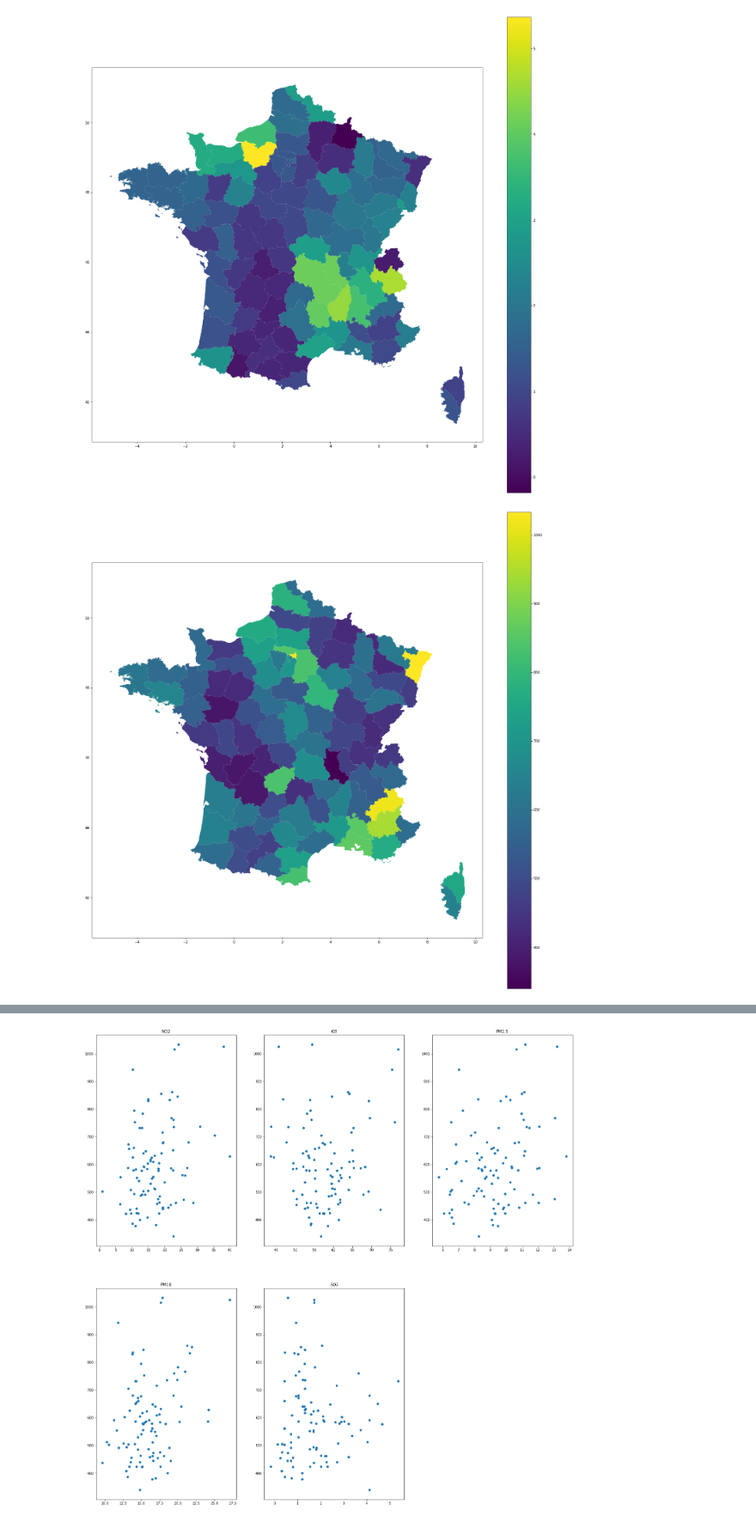
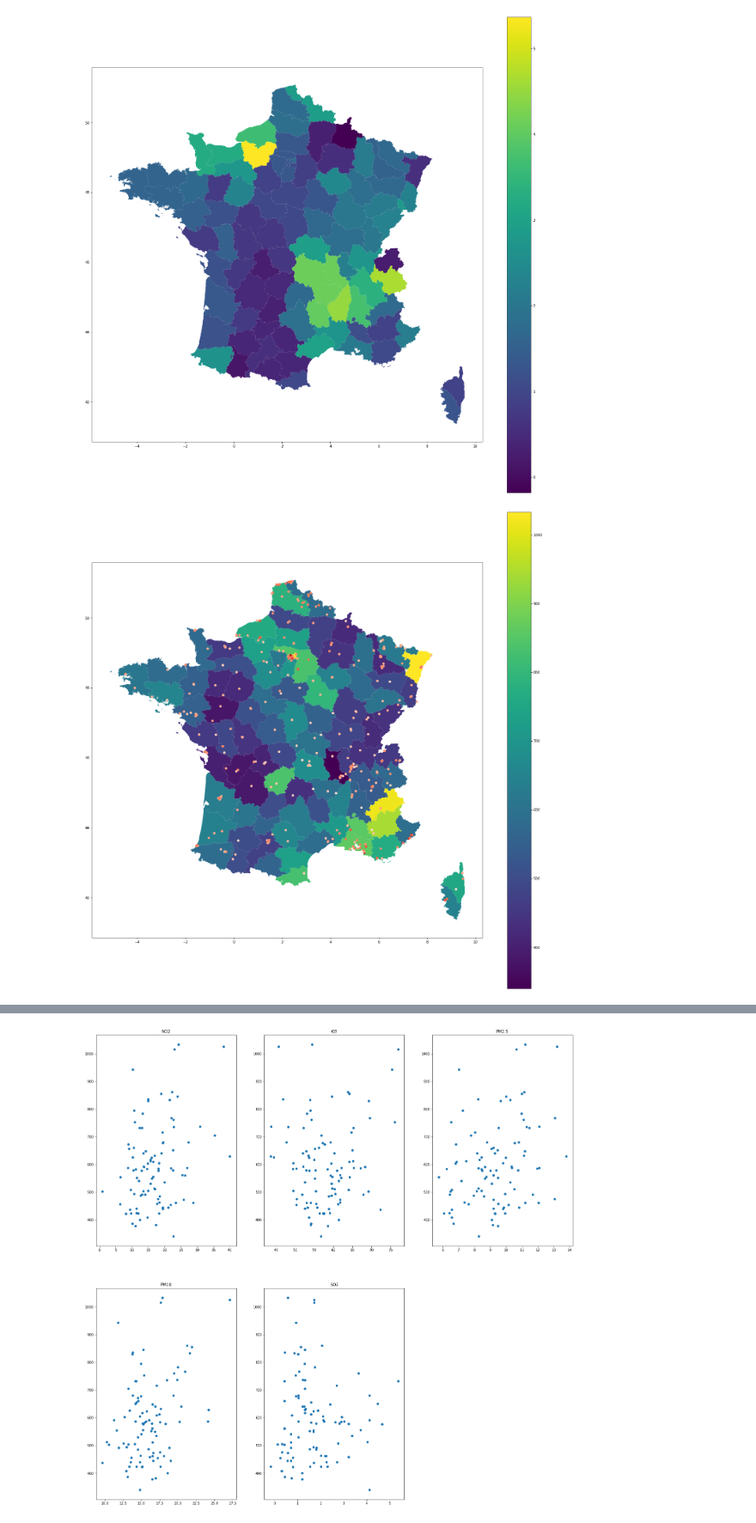
Before and after one commit to RedGoldenFish/CleanAir, a Jupyter notebook: ml/machinelearning.ipynb, the cells around one changed output, grey strips where cells are left out. Shown at 86% size. Drawn from its saved outputs; the diff is of its cells as text; code cells hidden in the pictures.

```diff
--- a/ml/machinelearning.ipynb
+++ b/ml/machinelearning.ipynb
@@ -100,6 +112,7 @@ plt.show()
 # %%
 fig, ax = plt.subplots(figsize=(25,25))
 franceData.plot(column='disease', ax=ax, legend=True)
+plt.scatter(datapm10['Longitude'], datapm10['Latitude'], c=datapm10['valeur brute'], cmap="Reds")
 plt.show()
 # %% [output]
-[figure, old version]
+[figure, new version]
```
Also changed, not shown: parts of 15 cells of this notebook.
